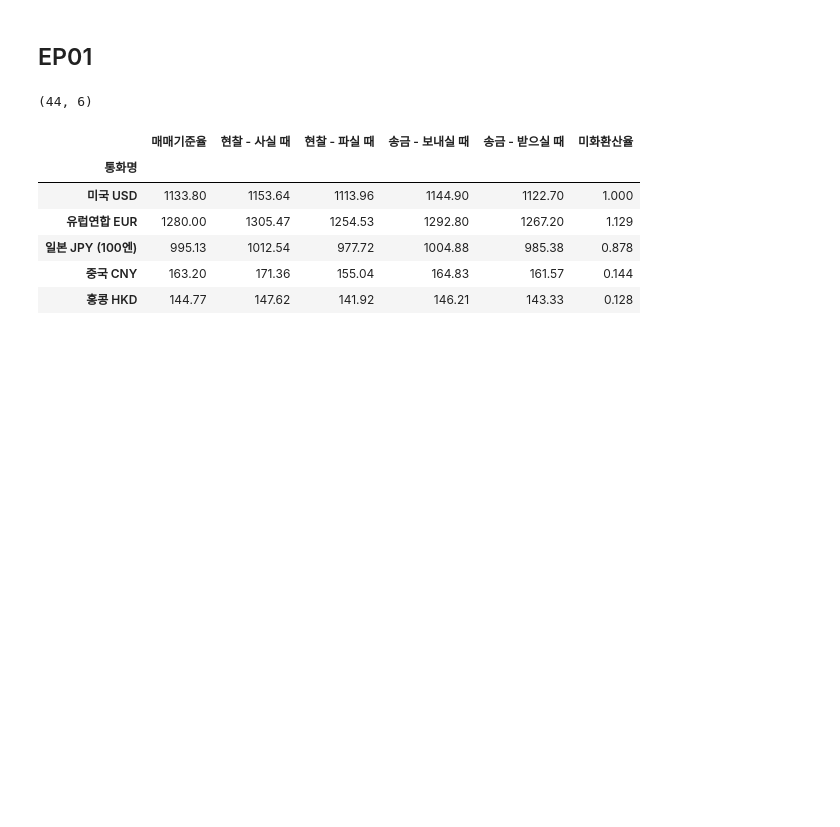
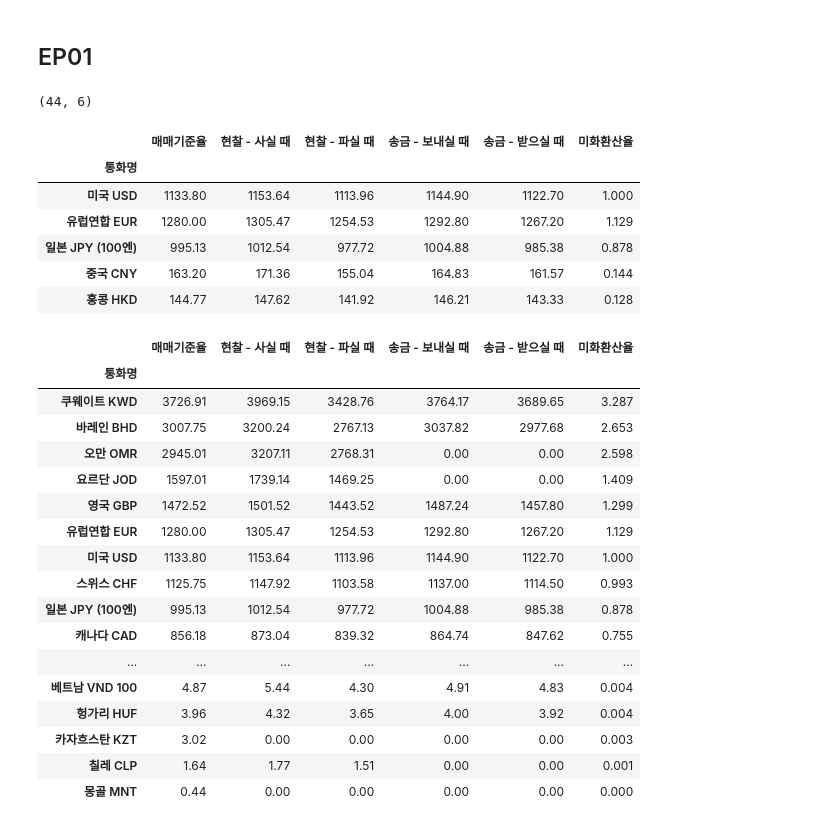
Before and after one commit to CodingSta/demo-lge-201811, a Jupyter notebook: 2일차 - Pandas.ipynb, the cells around one changed output. Saved outputs shown, nothing was run; the diff lists cells and outputs as text; code cells hidden in the pictures; blank space fills up the shorter version.

```diff
--- a/2일차 - Pandas.ipynb
+++ b/2일차 - Pandas.ipynb
@@ -51,3 +51,24 @@ df.head()
 | 홍콩 HKD | 144.77 | 147.62 | 141.92 | 146.21 | 143.33 | 0.128 |
 # %%
 df.to_excel('환율-날짜지정.xlsx')  # 엑셀로 저장
+# %%
+df.sort_values('미화환산율', ascending=False)
+# %% [output]
+|  | 매매기준율 | 현찰 - 사실 때 | 현찰 - 파실 때 | 송금 - 보내실 때 | 송금 - 받으실 때 | 미화환산율 |
+| 통화명 |  |  |  |  |  |  |
+| 쿠웨이트 KWD | 3726.91 | 3969.15 | 3428.76 | 3764.17 | 3689.65 | 3.287 |
+| 바레인 BHD | 3007.75 | 3200.24 | 2767.13 | 3037.82 | 2977.68 | 2.653 |
+| 오만 OMR | 2945.01 | 3207.11 | 2768.31 | 0.00 | 0.00 | 2.598 |
+| 요르단 JOD | 1597.01 | 1739.14 | 1469.25 | 0.00 | 0.00 | 1.409 |
+| 영국 GBP | 1472.52 | 1501.52 | 1443.52 | 1487.24 | 1457.80 | 1.299 |
+| 유럽연합 EUR | 1280.00 | 1305.47 | 1254.53 | 1292.80 | 1267.20 | 1.129 |
+| 미국 USD | 1133.80 | 1153.64 | 1113.96 | 1144.90 | 1122.70 | 1.000 |
+| 스위스 CHF | 1125.75 | 1147.92 | 1103.58 | 1137.00 | 1114.50 | 0.993 |
+| 일본 JPY (100엔) | 995.13 | 1012.54 | 977.72 | 1004.88 | 985.38 | 0.878 |
+| 캐나다 CAD | 856.18 | 873.04 | 839.32 | 864.74 | 847.62 | 0.755 |
+| ... | ... | ... | ... | ... | ... | ... |
+| 베트남 VND 100 | 4.87 | 5.44 | 4.30 | 4.91 | 4.83 | 0.004 |
+| 헝가리 HUF | 3.96 | 4.32 | 3.65 | 4.00 | 3.92 | 0.004 |
+| 카자흐스탄 KZT | 3.02 | 0.00 | 0.00 | 0.00 | 0.00 | 0.003 |
+| 칠레 CLP | 1.64 | 1.77 | 1.51 | 0.00 | 0.00 | 0.001 |
+| 몽골 MNT | 0.44 | 0.00 | 0.00 | 0.00 | 0.00 | 0.000 |
```
Also changed, not shown: parts of 1 cell of this notebook.
